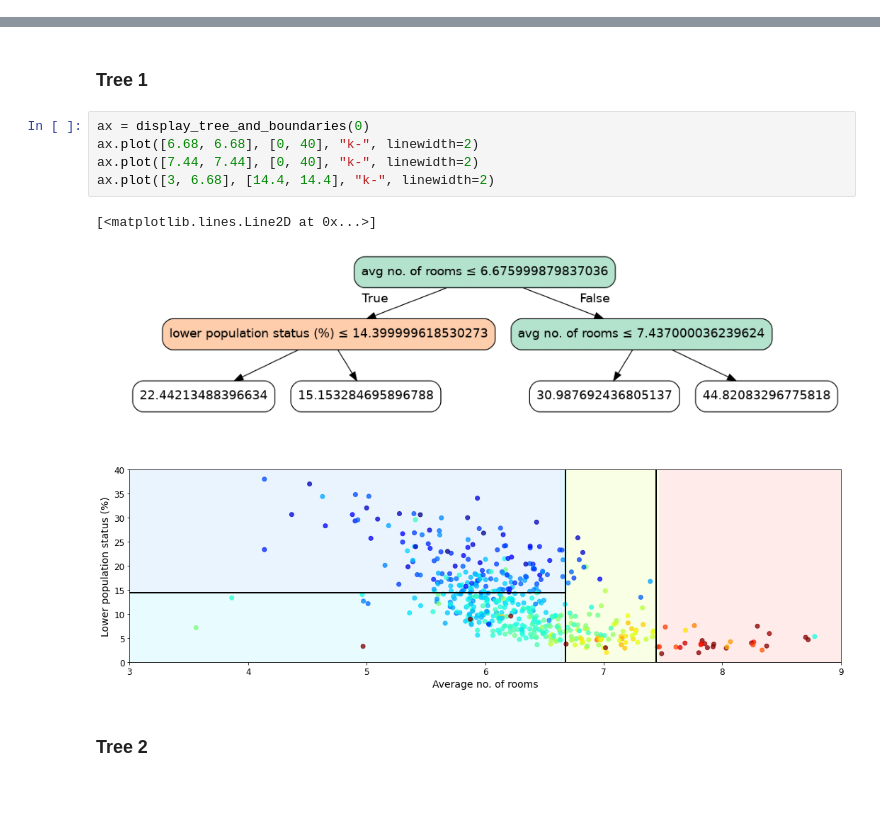
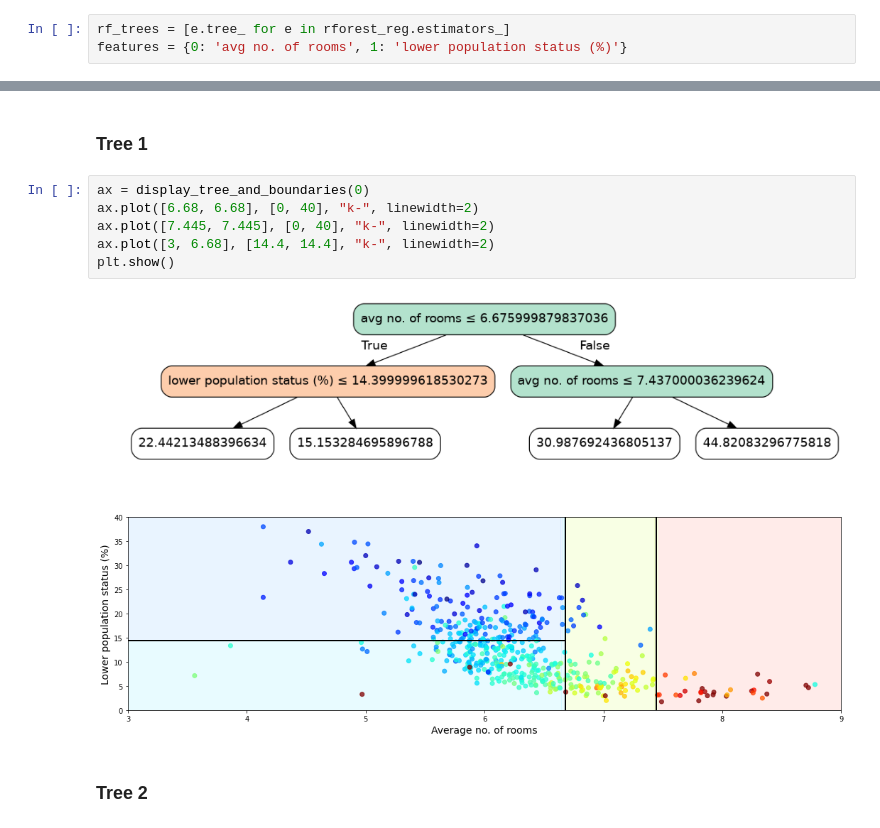
Before and after one commit to pedrosbmartins/tiny-ba-trees, a Jupyter notebook: notebooks/regression.ipynb, the cells around one changed output, grey strips where cells are left out. Saved outputs shown, nothing was run; the diff lists cells and outputs as text; blank space fills up the shorter version.

```diff
--- a/notebooks/regression.ipynb
+++ b/notebooks/regression.ipynb
@@ -74,3 +79,6 @@ rforest_reg.score(X_test, y_test)
+# %%
+rf_trees = [e.tree_ for e in rforest_reg.estimators_]
+features = {0: 'avg no. of rooms', 1: 'lower population status (%)'}
 # %% [markdown]
 ## Forest Trees Visualization
 # %%
@@ -111,11 +119,11 @@ def display_tree_and_boundaries(index):
 # %%
 ax = display_tree_and_boundaries(0)
 ax.plot([6.68, 6.68], [0, 40], "k-", linewidth=2)
-ax.plot([7.44, 7.44], [0, 40], "k-", linewidth=2)
+ax.plot([7.445, 7.445], [0, 40], "k-", linewidth=2)
 ax.plot([3, 6.68], [14.4, 14.4], "k-", linewidth=2)
+plt.show()
 # %% [output]
-[<matplotlib.lines.Line2D at 0x...>]
-[figure, old version]
+[figure, new version]
 # %% [markdown]
 ### Tree 2
 # %%
```
Also changed, not shown: parts of 14 cells of this notebook.
